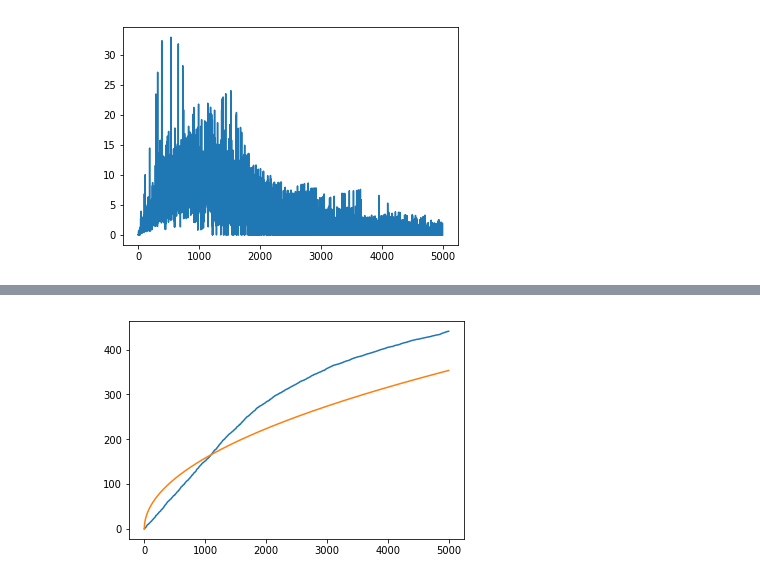
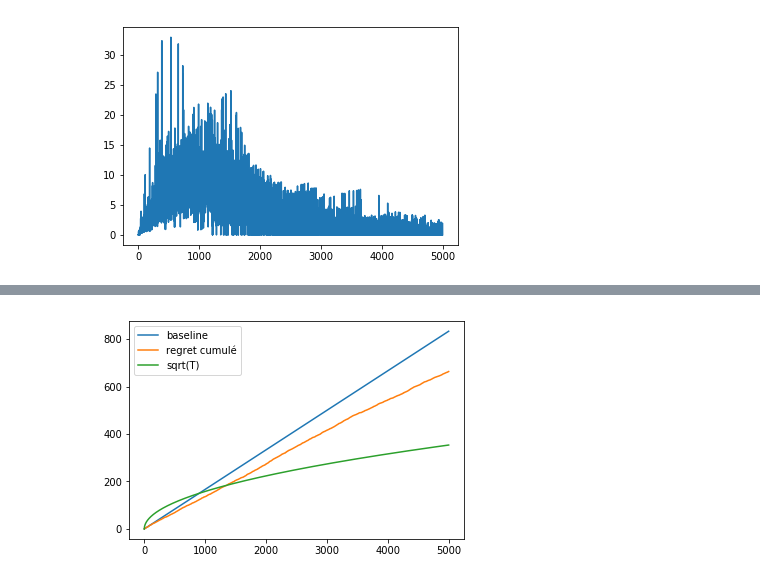
Before and after one commit to AntoineG92/Online-Clustering-of-Bandits-ENSAE, a Jupyter notebook: CLUB_algo_draft_V1.3.ipynb, the cells around one changed output, grey strips where cells are left out. Cells and saved outputs as stored; diff of their text form; code cells hidden in the pictures.

```diff
--- a/CLUB_algo_draft_V1.3.ipynb
+++ b/CLUB_algo_draft_V1.3.ipynb
@@ -91,7 +91,7 @@ sphere_unif(2,3)
 array([[ 0.66637396, -0.76728379, -0.51809544],
        [-0.7456177 , -0.64130771,  0.85532281]])
 # %%
-#itérations
+## itérations
 T=5000
 #nombre d'utilisateurs
 n_user=60
@@ -105,11 +105,10 @@ for i in range(n_user):
     d_M['M%d' % i]=np.identity(D)
     d_b['b%d' % i]=np.zeros(D)
 
-#vrai nombre de clusters (supposé connu et constant pour chaque période)
+#nombre d'actions
 c=6
 #variation autour de la payoff (white noise)
-sigma=0.05
-#nombre de users dans chaque cluster
+sigma=0.1
 
 #matrice U des vrais u_j
 U=sphere_unif(n_user,D)
@@ -124,16 +123,16 @@ V = nx.dense_gnm_random_graph(n_user,int(np.log(n_user)*n_user))
 m=len( list( nx.connected_component_subgraphs(V) ) )
 
 #paramètre du confidence bound
-alpha=1
-alpha2=3
+alpha=3
+alpha2=12
 
 #liste des indices précédents
 list_i=[]
 #liste de matrices de contexte C_it pré-définies. Pour user i à période t, on va piocher dans cette liste
 #nb_context=int(n_user/3) #nombre de contextes différents
 list_C=[]
-n_action=12
-for cont in range(n_action):
+#n_action=12
+for cont in range(T):
     #list_C.append(npr.uniform(0,1,size=[D,c]))
     #list_C.append(npr.normal(0,1,size=[D,c]))
     list_C.append(sphere_unif(D,c))
@@ -183,7 +182,7 @@ for t in range(T):
     #C = sphere_unif(D,c)
     #piocher dans un ensemble de profils générés aléatoirement sur t=1...T
     #indique les préférences de user i à période t pour chaque cluster estimé 1...c
-    C = list_C[ int( npr.uniform(0,n_action) ) ]
+    C = list_C[ int( npr.uniform(0,T) ) ]
     #genère omega
     omega=np.zeros([n_user,D])
     omega[i,:]=np.dot(np.linalg.inv(d_M['M'+str(int(i))]),d_b['b'+str(int(i))])
@@ -303,6 +313,8 @@ plt.show()
 # %%
+plt.plot(np.arange(T)/6)
 plt.plot(-regret_cum)
 plt.plot(5*np.sqrt(np.arange(T)))
+plt.legend(["baseline","regret cumulé","sqrt(T)"])
 plt.show()
 # %% [output]
-[figure, old version]
+[figure, new version]
```
Also changed, not shown: parts of 5 cells of this notebook.
